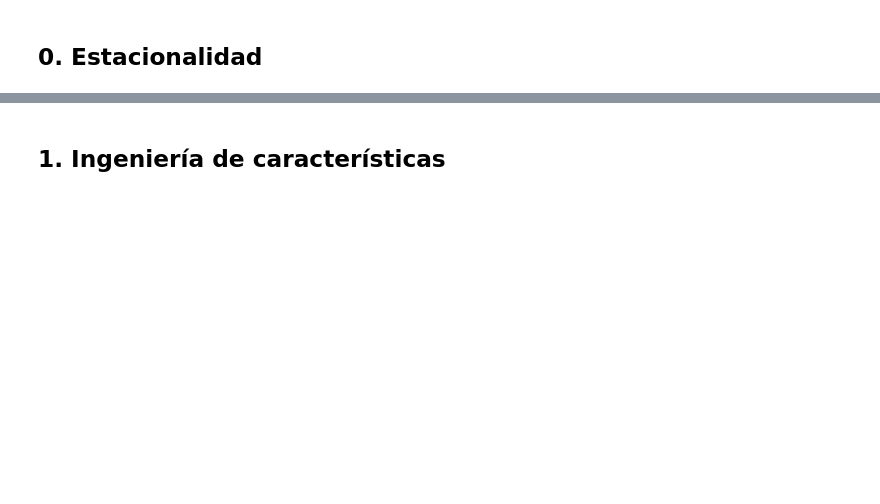
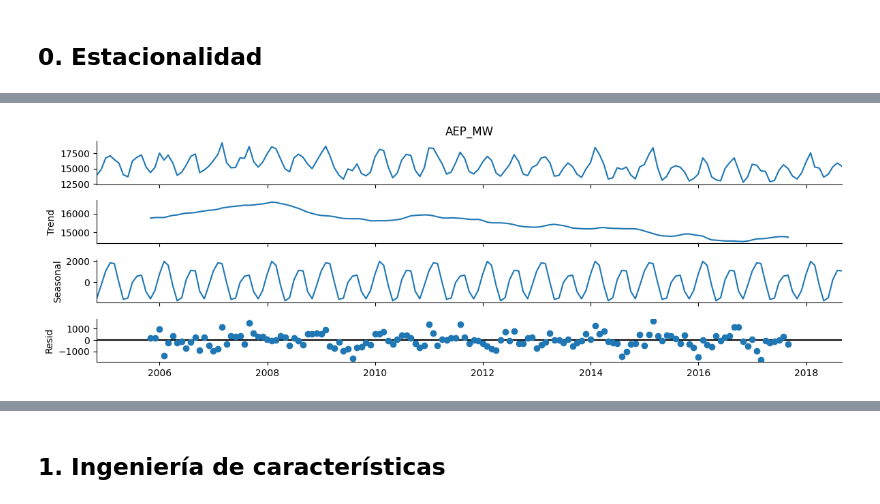
Before and after one commit to CatherineCabreraTT24/S16-SeriesTemporales, a Jupyter notebook: Webinar_2/03_ml_pipeline Student Version.ipynb, the cells around one changed output, grey strips where cells are left out. Cells and saved outputs as stored; diff of their text form; code cells hidden in the pictures; blank space fills up the shorter version.

```diff
--- a/Webinar_2/03_ml_pipeline Student Version.ipynb
+++ b/Webinar_2/03_ml_pipeline Student Version.ipynb
@@ -24 +77,8 @@ df = df.sort_index()
+# %%
+# Descomposición estacional (diaria, periodo semanal)
+
+seasonal_decompose(df["AEP_MW"].resample("ME").mean(), period=24).plot()
+plt.show()
+# %% [output]
+[figure, added]
 # %%
```
Also changed, not shown: parts of 16 cells of this notebook, 3 other files.
